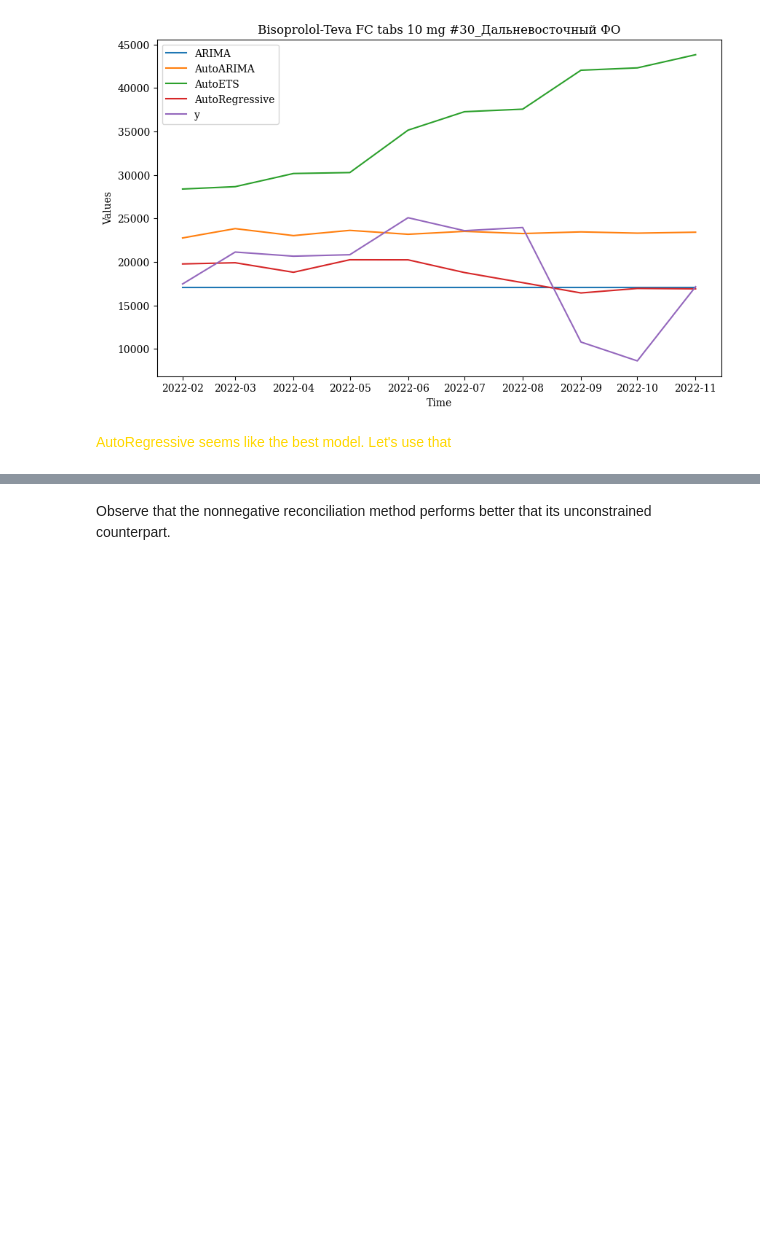
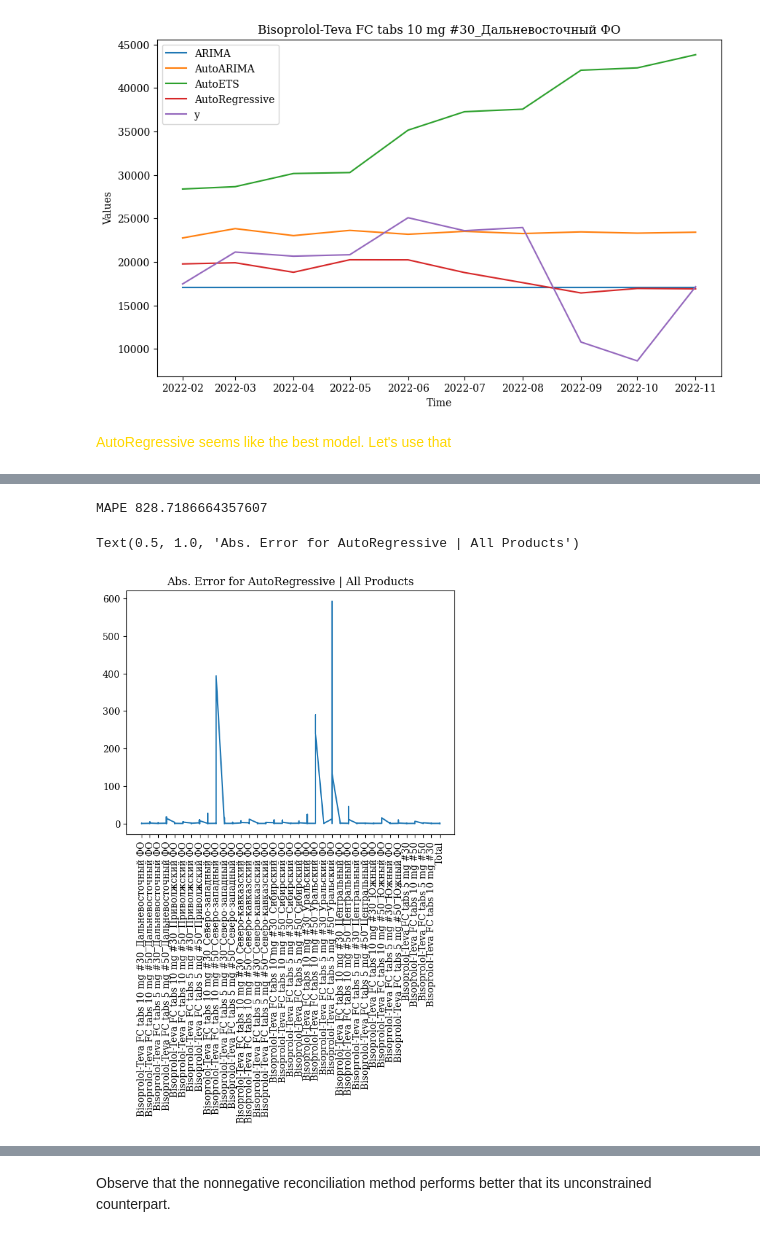
Before and after one commit to ariellubonja/hierarchical-time-series, a Jupyter notebook: hierarchical_ts_testing.ipynb, the cells around one changed output, grey strips where cells are left out. Drawn from its saved outputs; the diff is of its cells as text; code cells hidden in the pictures; blank space fills up the shorter version.

```diff
--- a/hierarchical_ts_testing.ipynb
+++ b/hierarchical_ts_testing.ipynb
@@ -541,0 +588,13 @@ plt.show()
+# %%
+# Apply APE to each row
+APE_df_all = compare_preds.apply(lambda x: APE(x['y'], x['AutoRegressive']), axis=1)
+
+# print(APE_df_all.values)
+print("MAPE", np.mean(APE_df_all.values) * 100)
+plt.plot(APE_df_all)
+plt.xticks(rotation=90)
+plt.title('Abs. Error for AutoRegressive | All Products')
+# %% [output]
+MAPE 828.7186664357607
+Text(0.5, 1.0, 'Abs. Error for AutoRegressive | All Products')
+[figure, added]
```
Also changed, not shown: parts of 8 cells of this notebook.
